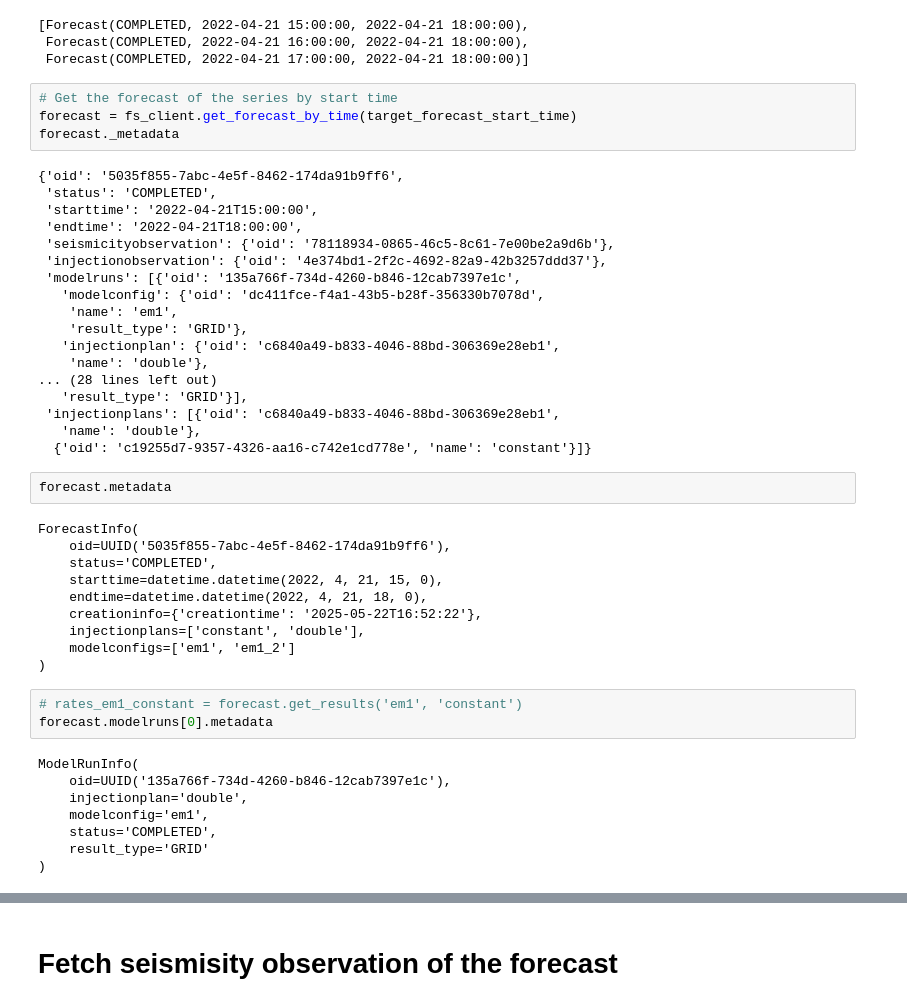
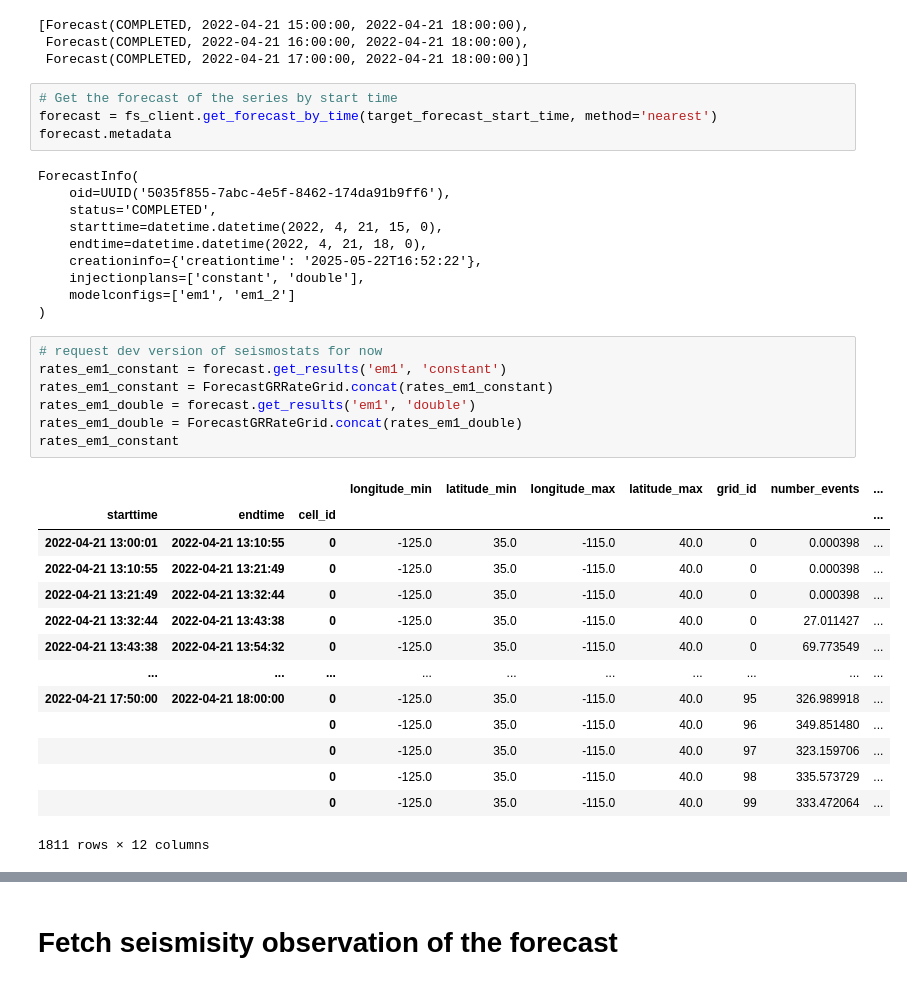
Before and after one commit to swiss-seismological-service/hermes-client, a Jupyter notebook: example.ipynb, the cells around one changed output, grey strips where cells are left out. Saved outputs shown, nothing was run; the diff lists cells and outputs as text.

```diff
--- a/example.ipynb
+++ b/example.ipynb
@@ -110,46 +110,37 @@ fs_client.forecasts
  Forecast(COMPLETED, 2022-04-21 17:00:00, 2022-04-21 18:00:00)]
 # %%
 # Get the forecast of the series by start time
-forecast = fs_client.get_forecast_by_time(target_forecast_start_time)
-forecast._metadata
+forecast = fs_client.get_forecast_by_time(target_forecast_start_time, method='nearest')
+forecast.metadata
 # %% [output]
-{'oid': '5035f855-7abc-4e5f-8462-174da91b9ff6',
- 'status': 'COMPLETED',
- 'starttime': '2022-04-21T15:00:00',
- 'endtime': '2022-04-21T18:00:00',
- 'seismicityobservation': {'oid': '78118934-0865-46c5-8c61-7e00be2a9d6b'},
- 'injectionobservation': {'oid': '4e374bd1-2f2c-4692-82a9-42b3257ddd37'},
- 'modelruns': [{'oid': '135a766f-734d-4260-b846-12cab7397e1c',
-   'modelconfig': {'oid': 'dc411fce-f4a1-43b5-b28f-356330b7078d',
-    'name': 'em1',
-    'result_type': 'GRID'},
-   'injectionplan': {'oid': 'c6840a49-b833-4046-88bd-306369e28eb1',
-    'name': 'double'},
-... (28 lines left out)
-   'result_type': 'GRID'}],
- 'injectionplans': [{'oid': 'c6840a49-b833-4046-88bd-306369e28eb1',
-   'name': 'double'},
-  {'oid': 'c19255d7-9357-4326-aa16-c742e1cd778e', 'name': 'constant'}]}
+ForecastInfo(
+    oid=UUID('5035f855-7abc-4e5f-8462-174da91b9ff6'),
+    status='COMPLETED',
+    starttime=datetime.datetime(2022, 4, 21, 15, 0),
+    endtime=datetime.datetime(2022, 4, 21, 18, 0),
+    creationinfo={'creationtime': '2025-05-22T16:52:22'},
+    injectionplans=['constant', 'double'],
+    modelconfigs=['em1', 'em1_2']
+)
-# %%
-forecast.metadata
-# %% [output]
-ForecastInfo(
-    oid=UUID('5035f855-7abc-4e5f-8462-174da91b9ff6'),
-    status='COMPLETED',
-    starttime=datetime.datetime(2022, 4, 21, 15, 0),
-    endtime=datetime.datetime(2022, 4, 21, 18, 0),
-    creationinfo={'creationtime': '2025-05-22T16:52:22'},
-    injectionplans=['constant', 'double'],
-    modelconfigs=['em1', 'em1_2']
-)
 # %%
-# rates_em1_constant = forecast.get_results('em1', 'constant')
-forecast.modelruns[0].metadata
+# request dev version of seismostats for now
+rates_em1_constant = forecast.get_results('em1', 'constant')
+rates_em1_constant = ForecastGRRateGrid.concat(rates_em1_constant)
+rates_em1_double = forecast.get_results('em1', 'double')
+rates_em1_double = ForecastGRRateGrid.concat(rates_em1_double)
+rates_em1_constant
 # %% [output]
+|  |  |  | longitude_min | latitude_min | longitude_max | latitude_max | grid_id | number_events | ... |
+| starttime | endtime | cell_id |  |  |  |  |  |  | ... |
+| 2022-04-21 13:00:01 | 2022-04-21 13:10:55 | 0 | -125.0 | 35.0 | -115.0 | 40.0 | 0 | 0.000398 | ... |
+| 2022-04-21 13:10:55 | 2022-04-21 13:21:49 | 0 | -125.0 | 35.0 | -115.0 | 40.0 | 0 | 0.000398 | ... |
+| 2022-04-21 13:21:49 | 2022-04-21 13:32:44 | 0 | -125.0 | 35.0 | -115.0 | 40.0 | 0 | 0.000398 | ... |
+| 2022-04-21 13:32:44 | 2022-04-21 13:43:38 | 0 | -125.0 | 35.0 | -115.0 | 40.0 | 0 | 27.011427 | ... |
+| 2022-04-21 13:43:38 | 2022-04-21 13:54:32 | 0 | -125.0 | 35.0 | -115.0 | 40.0 | 0 | 69.773549 | ... |
+| ... | ... | ... | ... | ... | ... | ... | ... | ... | ... |
+| 2022-04-21 17:50:00 | 2022-04-21 18:00:00 | 0 | -125.0 | 35.0 | -115.0 | 40.0 | 95 | 326.989918 | ... |
+|  |  | 0 | -125.0 | 35.0 | -115.0 | 40.0 | 96 | 349.851480 | ... |
+|  |  | 0 | -125.0 | 35.0 | -115.0 | 40.0 | 97 | 323.159706 | ... |
+|  |  | 0 | -125.0 | 35.0 | -115.0 | 40.0 | 98 | 335.573729 | ... |
+|  |  | 0 | -125.0 | 35.0 | -115.0 | 40.0 | 99 | 333.472064 | ... |
-ModelRunInfo(
-    oid=UUID('135a766f-734d-4260-b846-12cab7397e1c'),
-    injectionplan='double',
-    modelconfig='em1',
-    status='COMPLETED',
-    result_type='GRID'
-)
+1811 rows × 12 columns
```
Also changed, not shown: parts of 12 cells of this notebook, 5 other files.
